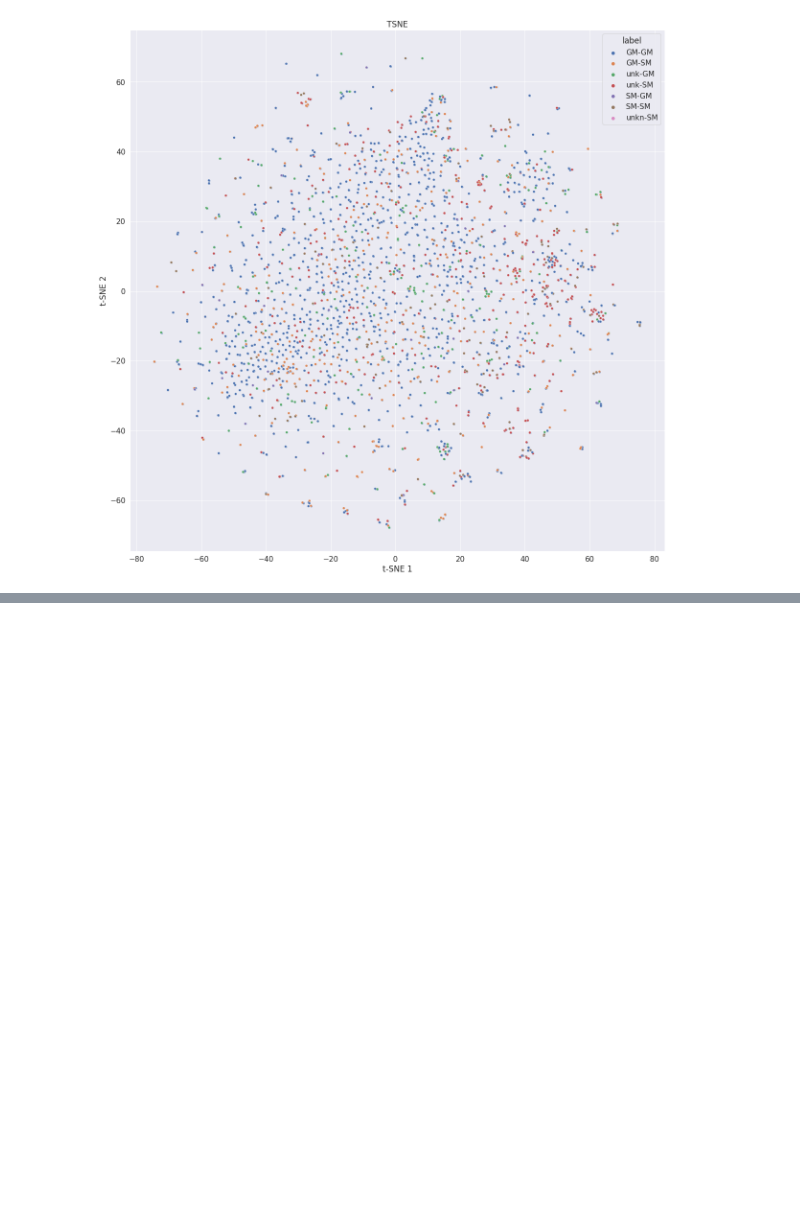
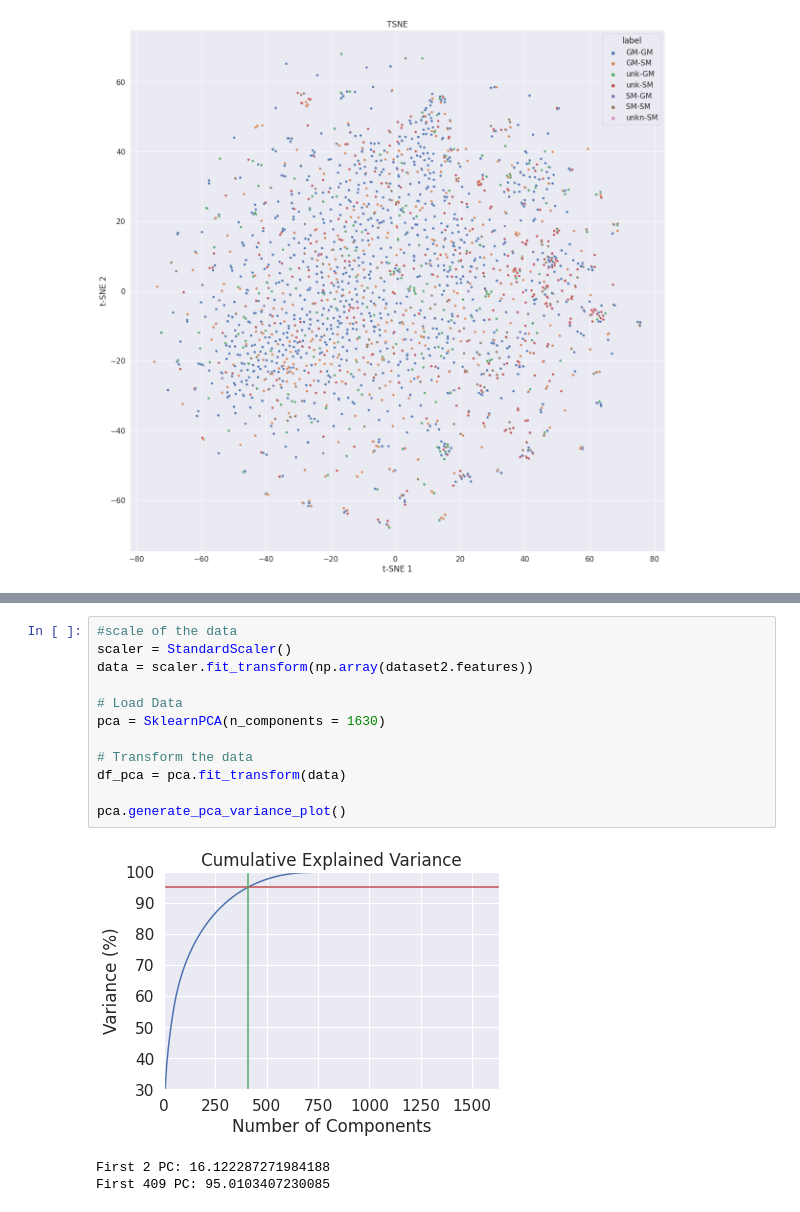
Before and after one commit to jcapels/PlantsSM, a Jupyter notebook: resources/notebook/test_data_exploration.ipynb, the cells around one changed output, grey strips where cells are left out. Saved outputs shown, nothing was run; the diff lists cells and outputs as text; blank space fills up the shorter version.

```diff
--- a/resources/notebook/test_data_exploration.ipynb
+++ b/resources/notebook/test_data_exploration.ipynb
@@ -104,0 +124,16 @@ tsne.generate_dotplot(tsne_data, dataset2.labels[:, 0])
+# %%
+#scale of the data
+scaler = StandardScaler()
+data = scaler.fit_transform(np.array(dataset2.features))
+
+# Load Data
+pca = SklearnPCA(n_components = 1630)
+
+# Transform the data
+df_pca = pca.fit_transform(data)
+
+pca.generate_pca_variance_plot()
+# %% [output]
+[figure, added]
+First 2 PC: 16.122287271984188
+First 409 PC: 95.0103407230085
```
Also changed, not shown: parts of 19 cells of this notebook, 5 other files.
